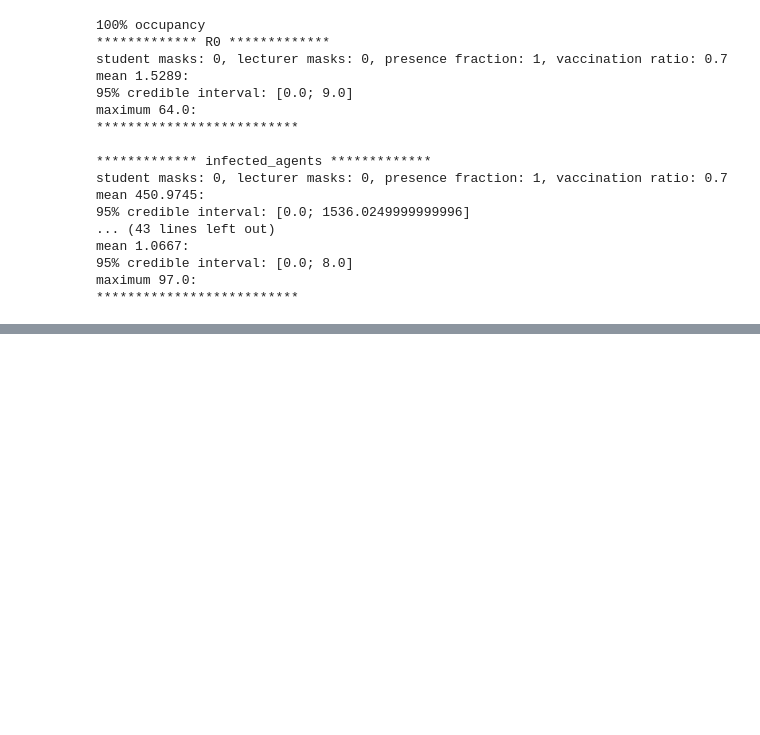
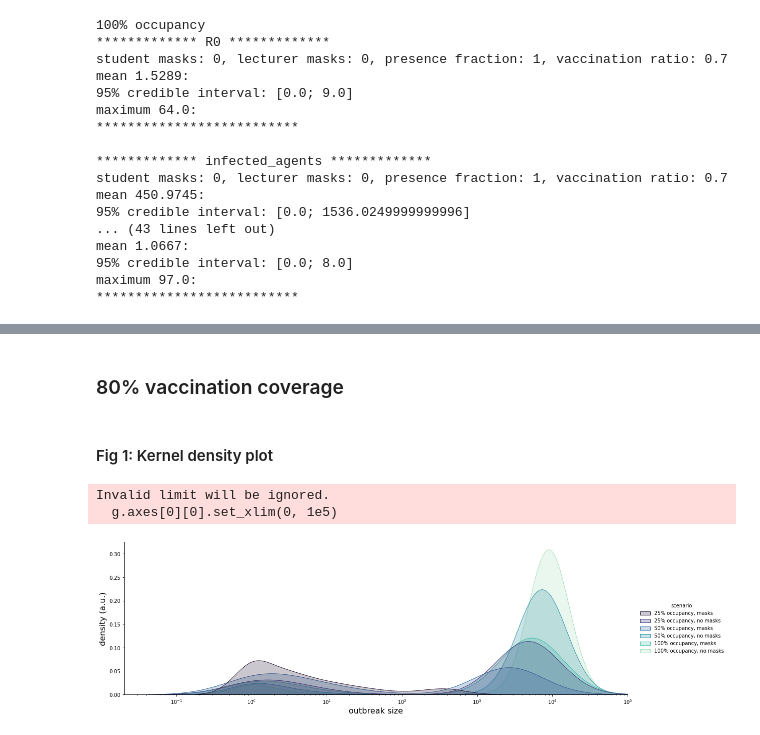
Before and after one commit to JanaLasser/uni_SEIRX, a Jupyter notebook: code/analysis_intervention_measures.ipynb, the cells around one changed output, grey strips where cells are left out. Saved outputs shown, nothing was run; the diff lists cells and outputs as text; code cells hidden in the pictures; blank space fills up the shorter version.

```diff
--- a/code/analysis_intervention_measures.ipynb
+++ b/code/analysis_intervention_measures.ipynb
@@ -250,0 +295,49 @@ maximum 97.0:
+# %%
+results['scenario'] = np.nan
+results = results.set_index(['unistudent_mask', 'lecturer_mask', 'presence_fraction'])
+results.loc[(0, 0, 0.25), 'scenario'] = '25% occupancy, no masks'
+results.loc[(1, 1, 0.25), 'scenario'] = '25% occupancy, masks'
+
+
+results.loc[(0, 0, 0.5), 'scenario'] = '50% occupancy, no masks'
+results.loc[(1, 1, 0.5), 'scenario'] = '50% occupancy, masks'
+
+results.loc[(0, 0, 1), 'scenario'] = '100% occupancy, no masks'
+results.loc[(1, 1, 1), 'scenario'] = '100% occupancy, masks'
+results = results.reset_index()
+# %%
+results['transmission_risk_vaccination_modifier'] = results['transmission_risk_vaccination_modifier'].apply(eval)
+results['transmissoin_risk_vaccination_modfier_reception'] = [i['reception'] for i in  results['transmission_risk_vaccination_modifier']]
+# %%
+outbreaks = results[results['infected_agents'] > 0].copy()
+# %% [markdown]
+### 80% vaccination coverage
+# %% [markdown]
+#### Fig 1: Kernel density plot
+# %%
+#fig, ax = plt.subplots()
+cmap = sns.color_palette("mako", as_cmap=True)
+scenarios = ['100% occupancy, no masks', '100% occupancy, masks',
+             '50% occupancy, no masks', '50% occupancy, masks',
+             '25% occupancy, no masks', '25% occupancy, masks']
+scenarios.reverse()
+colors = [cmap(0.9), cmap(0.75), cmap(0.6), cmap(0.45), cmap(0.3), cmap(0.15)]
+colors.reverse()
+
+vacc_ratio = 0.8
+subset = outbreaks[(outbreaks['scenario'].isin(scenarios)) & \
+                   (outbreaks['presence_fraction'].isin([1, 0.5, 0.25])) & \
+                   (outbreaks['unistudent_vaccination_ratio'] == vacc_ratio) & \
+                   (outbreaks['transmissoin_risk_vaccination_modfier_reception'] == 0.3)]
+
+g = sns.displot(subset, x="infected_agents", hue="scenario", kind="kde",
+                fill=True, log_scale=True, height=5, aspect=3,
+                hue_order=scenarios, palette=colors)
+
+g.axes[0][0].set_xlim(0, 1e5)
+g.set_axis_labels("outbreak size", "density (a.u.)", fontsize=16)
+plt.savefig('../plots/outbreak_sizes.svg')
+# %% [output]
+Invalid limit will be ignored.
+  g.axes[0][0].set_xlim(0, 1e5)
+[figure, added]
```
Also changed, not shown: parts of 12 cells of this notebook.
